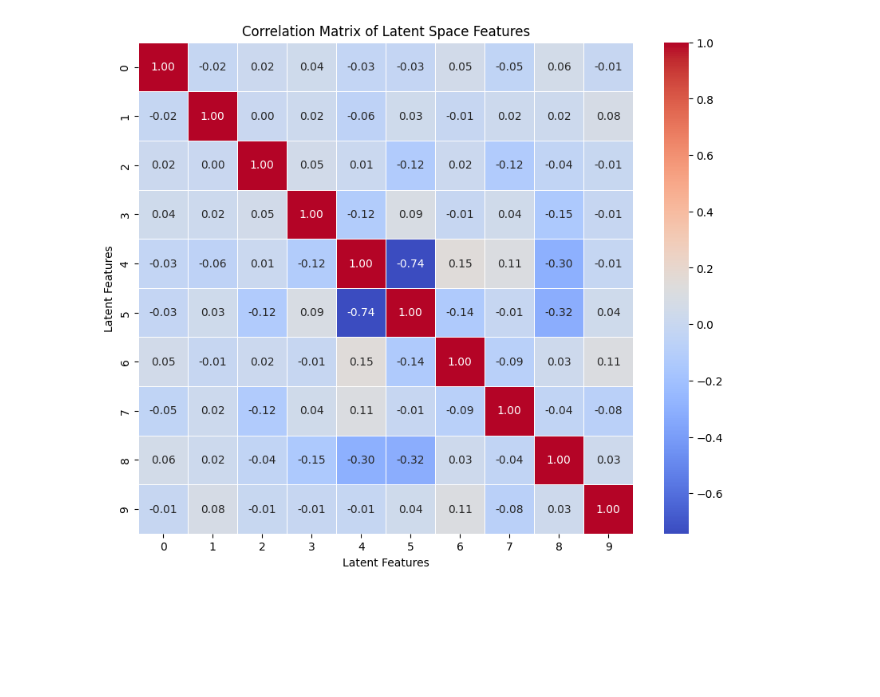
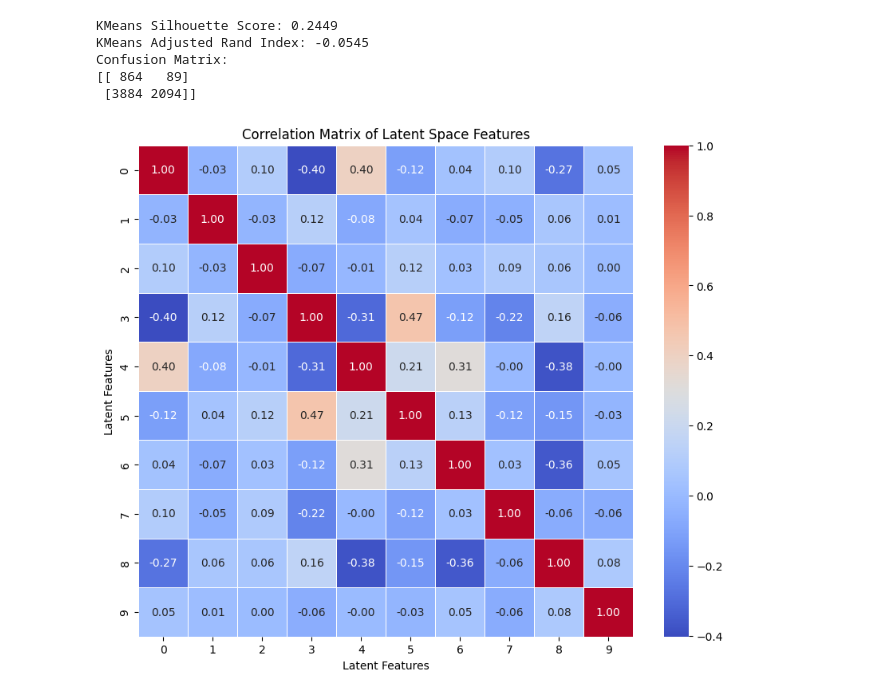
Before and after one commit to rtenacity/frb-analysis, a Jupyter notebook: frb-vae.ipynb, the cells around one changed output. Drawn from its saved outputs; the diff is of its cells as text; code cells hidden in the pictures; blank space fills up the shorter version.

Commit message:
clustering and recoonstruction loss

```diff
--- a/frb-vae.ipynb
+++ b/frb-vae.ipynb
@@ -22,6 +24,8 @@ frb_data['Repeater'] = frb_data['Repeater'].astype(int)
 # features = ['Observing_band', 'MJD', 'GL', 'GB', 'SNR', 'DM_SNR', 'DM_SNR_err', 'DM_alig', 'DM_alig_err', 'Flux_density',
 #             'Flux_density_err', 'Width', 'Width_err', 'Freq_high', 'Freq_low', 'Freq_peak', 'Fluence', 'Fluence_err', 'Energy',
 #             'Energy_err', 'Polar_l', 'Polar_l_err', 'Polar_c', 'Polar_c_err', 'RM_syn', 'RM_syn_err', 'RM_QUfit', 'RM_QUfit_err', 'Scatt_t', 'Scatt_t_err', 'Scin_f', 'Scin_f_err',]
+
+labels = frb_data['Repeater']
 
 features = ['Observing_band', 'MJD', 'GL', 'GB', 'SNR', 'DM_SNR', 'DM_alig', 'Flux_density',
              'Width', 'Freq_high', 'Freq_low', 'Freq_peak', 'Fluence', 'Energy',
@@ -45,7 +49,7 @@ def clean_numeric_value(value):
                 value = value[1:]
             return float(value)
         except:
-            print(f"Error: {value}")
+            # print(f"Error: {value}")
             return np.nan
     try:
         return float(value)
@@ -54,5 +58,3 @@ def clean_numeric_value(value):
 
 for col in frb_data[features].columns:
     frb_data[col] = frb_data[col].apply(clean_numeric_value)
-
-frb_data['DM_SNR']
@@ -312,12 +287,14 @@ Training complete.
 def get_latent_representations(model, dataloader, device):
     model.eval()
     latent_representations = []
+    all_labels = []
     with torch.no_grad():
-        for data, in dataloader:
-            data = data.view(data.size(0), -1).to(device)
+        for data, labels in dataloader:
+            data = data.to(device)
             mu, _ = model.encode(data)
             latent_representations.append(mu.cpu().numpy())
-    return np.concatenate(latent_representations)
+            all_labels.append(labels.numpy())
+    return np.concatenate(latent_representations), np.concatenate(all_labels)
 
 
 def visualize_latent_space_pca(latent_representations, model, device):
@@ -343,6 +320,6 @@ def visualize_latent_space_pca(latent_representations, model, device):
     plt.tight_layout()
     plt.show()
 
-latent_representations = get_latent_representations(model, train_loader, device)
-visualize_latent_space_pca(latent_representations, model, device)
+train_latent, train_labels_np = get_latent_representations(model, train_loader, device)
+visualize_latent_space_pca(train_latent, model, device)
 # %% [output]
@@ -350,17 +327,38 @@ visualize_latent_space_pca(latent_representations, model, device)
 <Figure size 2000x2000 with 0 Axes>
+# %%
+kmeans = KMeans(n_clusters=2, random_state=42)
+kmeans.fit(train_latent)
+train_clusters = kmeans.labels_
+
+sil_score = silhouette_score(train_latent, train_clusters)
+ari_score = adjusted_rand_score(train_labels_np, train_clusters)
+
+print(f"KMeans Silhouette Score: {sil_score:.4f}")
+print(f"KMeans Adjusted Rand Index: {ari_score:.4f}")
+
+# Confusion Matrix
+conf_matrix = confusion_matrix(train_labels_np, train_clusters)
+print("Confusion Matrix:")
+print(conf_matrix)
+# %% [output]
+KMeans Silhouette Score: 0.2449
+KMeans Adjusted Rand Index: -0.0545
+Confusion Matrix:
+[[ 864   89]
+ [3884 2094]]
 # %%
 # Step 1: Calculate the correlation matrix
-correlation_matrix = np.corrcoef(latent_representations, rowvar=False)
+correlation_matrix = np.corrcoef(train_latent, rowvar=False)
 
 # Step 2: Plot the correlation matrix using seaborn
 plt.figure(figsize=(10, 8))
 sns.heatmap(correlation_matrix, annot=True, cmap='coolwarm', fmt=".2f", linewidths=0.5)
 plt.title('Correlation Matrix of Latent Space Features')
 plt.xlabel('Latent Features')
 plt.ylabel('Latent Features')
 plt.show()
 # %% [output]
-[figure, old version]
+[figure, new version]
 # %%
 torch.save(model.state_dict(), 'frb_vae_model.pth')
 # %%
```
Also changed, not shown: parts of 7 cells of this notebook, 2 other files.
